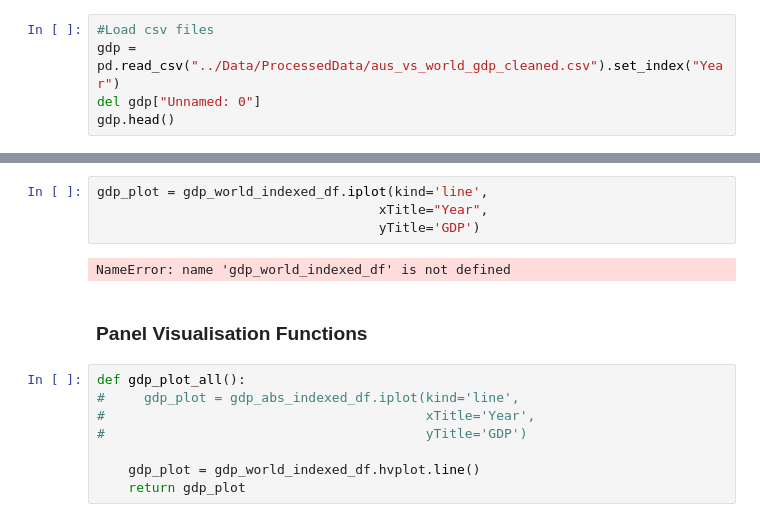
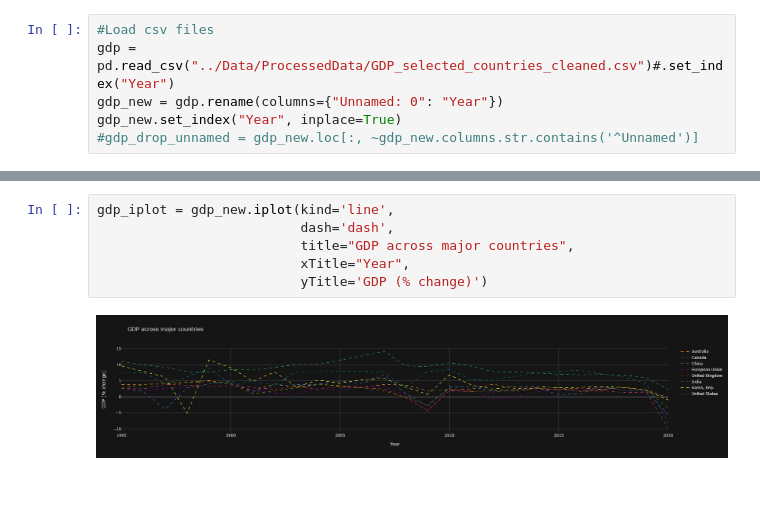
Before and after one commit to TribThapa/AustralianEconomyAnalysis, a Jupyter notebook: Code/StatisticalAnalysis.ipynb, the cells around one changed output, grey strips where cells are left out. Saved outputs shown, nothing was run; the diff lists cells and outputs as text; blank space fills up the shorter version.

```diff
--- a/Code/StatisticalAnalysis.ipynb
+++ b/Code/StatisticalAnalysis.ipynb
@@ -27,5 +16,6 @@ import hvplot.pandas
 # %%
 #Load csv files
-gdp = pd.read_csv("../Data/ProcessedData/aus_vs_world_gdp_cleaned.csv").set_index("Year")
-del gdp["Unnamed: 0"]
-gdp.head()
+gdp = pd.read_csv("../Data/ProcessedData/GDP_selected_countries_cleaned.csv")#.set_index("Year")
+gdp_new = gdp.rename(columns={"Unnamed: 0": "Year"})
+gdp_new.set_index("Year", inplace=True)
+#gdp_drop_unnamed = gdp_new.loc[:, ~gdp_new.columns.str.contains('^Unnamed')]
@@ -44,18 +26,10 @@ gdp_plot
 # %% [output]
 [interactive output not drawn]
 # %%
-gdp_plot = gdp_world_indexed_df.iplot(kind='line',
-                                    xTitle="Year",
-                                    yTitle='GDP')
+gdp_iplot = gdp_new.iplot(kind='line',
+                          dash='dash',
+                          title="GDP across major countries",
+                          xTitle="Year",
+                          yTitle='GDP (% change)')
 # %% [output]
-NameError: name 'gdp_world_indexed_df' is not defined
+[figure, added]
-# %% [markdown]
-### Panel Visualisation Functions
-# %%
-def gdp_plot_all():
-#     gdp_plot = gdp_abs_indexed_df.iplot(kind='line',
-#                                         xTitle='Year',
-#                                         yTitle='GDP')
-
-    gdp_plot = gdp_world_indexed_df.hvplot.line()
-    return gdp_plot
```
Also changed, not shown: parts of 34 cells of this notebook, 2 other files.
